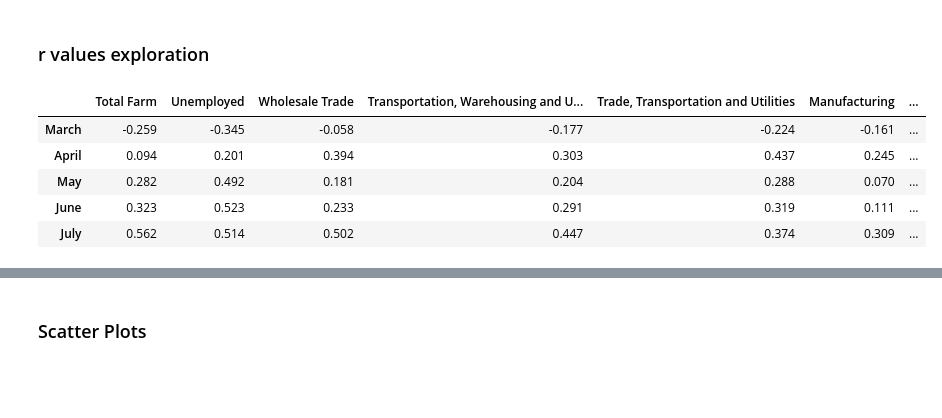
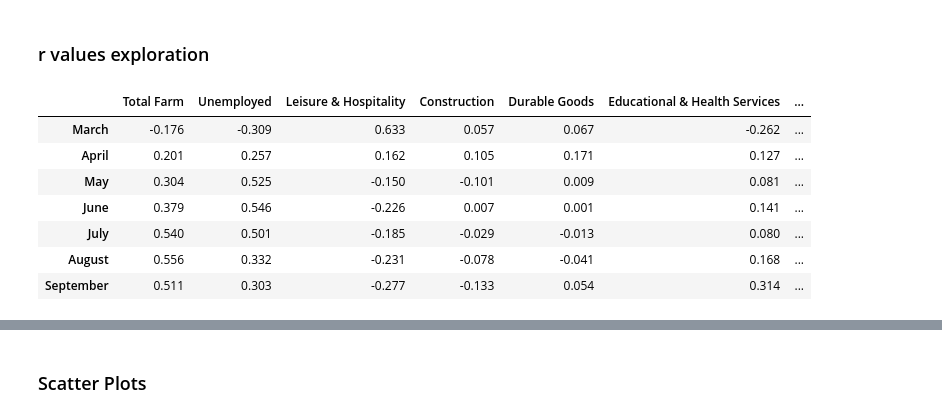
Before and after one commit to extremelime/covid19, a Jupyter notebook: code/covid_workbook.ipynb, the cells around one changed output, grey strips where cells are left out. Saved outputs shown, nothing was run; the diff lists cells and outputs as text; code cells hidden in the pictures; blank space fills up the shorter version.

```diff
--- a/code/covid_workbook.ipynb
+++ b/code/covid_workbook.ipynb
@@ -164,7 +163,7 @@ industryTotalCase = {}
 recentEmployment_df = pd.DataFrame() # only used to create percentages for industry
 # Remove counties without industry data
 coviddata = coviddata[coviddata['county'].isin(county_index)]
-for month in range(3,8):
+for month in range(3,period[-1]+1):
     # Pivot recent month employment data by (county vs industry)
     recentEmployment_df = pd.pivot_table(employment_df[(employment_df['Month']==calendar.month_name[month]) & (employment_df['Year']==2020)],index='Area Name',columns='Industry Title',values='Current Employment')
     # Merge with Unemployment data and sum
@@ -175,7 +174,7 @@ for month in range(3,8):
     # Covert to percentage employment per industry
     percentEmployment_df = recentEmployment_df.div(recentEmployment_df['Total'],axis=0)
     # Total New cases per county in month
-    recentCase = coviddata.groupby(["datemonth","county"]).sum()["newcountconfirmed"].unstack().loc[month,:]
+    recentCase = coviddata.groupby(["month","county"]).sum()["cases"].unstack().loc[month,:]
     # Distribution of cases per industry (Pseudo)
     percentCase_df = percentEmployment_df.mul(recentCase,axis=0)
     # Calc Percentage of cases per industry
@@ -208,11 +207,11 @@ Government                         0.100335
 Name: Percent Count, dtype: float64
 # %%
 #sort July industry totals, then sort all months by this
-industryTotal['July']={k: v for k, v in sorted(industryTotal['July'].items(), key=lambda item: item[1],reverse=True)}
+industryTotal[period_m[-1]]={k: v for k, v in sorted(industryTotal[period_m[-1]].items(), key=lambda item: item[1],reverse=True)}
 for month in industryTotal:
-    industryTotal[month] = pd.Series(dict(map(list, sorted(industryTotal[month].items(), key=lambda x:industryTotal['July'][x[0]],reverse=True))))
+    industryTotal[month] = pd.Series(dict(map(list, sorted(industryTotal[month].items(), key=lambda x:industryTotal[period_m[-1]][x[0]],reverse=True))))
 for month in industryTotalCase:
-    industryTotalCase[month] = pd.Series(dict(map(list, sorted(industryTotalCase[month].items(), key=lambda x:industryTotal['July'][x[0]],reverse=True))))
+    industryTotalCase[month] = pd.Series(dict(map(list, sorted(industryTotalCase[month].items(), key=lambda x:industryTotal[period_m[-1]][x[0]],reverse=True))))
 # %%
 # make dataframe for percentage differences to use in next plot
 difference_df=((pd.DataFrame(industryTotalCase)-pd.DataFrame(industryTotal))*100).sort_index()
@@ -327,7 +328,7 @@ difference_df.drop(columns='mean',inplace=True)
 # plotly step update documentation https://chart-studio.plotly.com/~empet/15605/update-method-called-within-an-update/#/
 df=difference_df
 data = []
-colors = ['#296b9f',  '#f08536', '#ababab', '#595959','#6c9ecc']
+colors = colors
 i=0
 for month in df.columns:
     data.append(go.Bar({
@@ -337,13 +338,13 @@ for month in df.columns:
         'visible': True,
         'name': month,
         'y': df[month].values,
-        'width':0.2}))
+        'width':0.12}))
     i+=1
 
 layout = go.Layout(
     title={'text':'Change in Proportion of Industries After Weighted by COVID-19 Cases - Sorted by Mean'},
     xaxis=dict(tickangle=270, tickfont=dict(size=10)),
-    yaxis=dict(range=(-1,1),title="Change (%)"),
+    yaxis=dict(range=(-2,2),title="Change (%)"),
     height=540,title_x=0.5,
     bargap=0.2,
     bargroupgap=1,
@@ -353,7 +354,9 @@ layout = go.Layout(
 fig = go.Figure(data=data, layout=layout)
 
 fig.show()
-#fig.write_html("../figures/3_change_proportion_industries_ca.html")
+
+if export:
+    fig.write_html("../figures/3_change_proportion_industries_ca.html")
 #fig.write_image("../figures/3_change_proportion_industries_ca.png")
 # %% [output]
 [interactive output not drawn]
@@ -361,7 +364,7 @@ fig.show()
 # calculate covid per 100k
 unemployment_gdf['covid_per_100k']=pd.Series(dtype='float64')
 unemployment_gdf['pop']=pd.Series(dtype='int64')
-for month in range(3,8):
+for month in period:
     unemployment_gdf.loc[unemployment_gdf['period']==month,'covid_per_100k']=((monthlycases_df[calendar.month_name[month]]/monthlycases_df['pop'])*100000)
     unemployment_gdf.loc[unemployment_gdf['period']==month,'pop']=monthlycases_df['pop']
 # %% [markdown]
@@ -369,28 +372,44 @@ for month in range(3,8):
 # %%
 r_values_dict={}
 r_values_dict['Unemployed']={}
 for industry in monthlyemployment_df.columns:
     r_values_dict[industry]={}
     for month in industryTotal.keys():
         r_values_dict[industry][month]=(pearsonr(((pd.Series(monthlyemployment_df[monthlyemployment_df.index.get_level_values('Month') ==month].droplevel('Month')[industry])/(unemployment_gdf[(unemployment_gdf['period']==list(calendar.month_name).index(month))&(unemployment_gdf.index.isin(county_index))]['laborforce'])).round(2)*100), unemployment_gdf[(unemployment_gdf['period']==list(calendar.month_name).index(month))&(unemployment_gdf.index.isin(county_index))]['covid_per_100k'].fillna(0).values))[0]
 for month in industryTotal.keys(): # add unemployed to table
     month_num=list(calendar.month_name).index(month)
-    r_values_dict['Unemployed'][month]=(pearsonr(((pd.Series(unemployment_gdf[(unemployment_gdf['period'] ==month_num)]['unemprate'])*100)), unemployment_gdf[(unemployment_gdf['period']==list(calendar.month_name).index(month))]['covid_per_100k'].fillna(0).values))[0]
+    r_values_dict['Unemployed'][month]=(pearsonr(((pd.Series(unemployment_gdf[(unemployment_gdf['period'] ==month_num)]['unemprate'])*100)), unemployment_gdf[(unemployment_gdf['period']==month_num)]['covid_per_100k'].fillna(0).values))[0]
 
 
 r_values_df=pd.DataFrame(r_values_dict).round(3)
 #r_values_df[r_values_df.values<=-0.4]
 #r_values_df[r_values_df.values>=.5]
 
-r_values_df.sort_values('July',axis=1,ascending=False,inplace=True)
+r_values_df.sort_values(period_m[-1],axis=1,ascending=False,inplace=True)
+
+r_values_df = r_values_df[['Total Farm','Unemployed','Leisure and Hospitality','Construction','Durable Goods',
+                           'Educational and Health Services','Financial Activities','Government','Information',
+                           'Manufacturing','Natural Resources, Mining and Constructi','Nondurable Goods',
+                           'Other Services','Professional and Business Services','Retail Trade',
+                           'Trade, Transportation and Utilities','Transportation, Warehousing and Utilitie','Wholesale Trade']]
+r_values_df.rename(columns={'Leisure and Hospitality':'Leisure & Hospitality',
+                           'Educational and Health Services':'Educational & Health Services',
+                           'Government':'Govt.','Natural Resources, Mining and Constructi':'Natural Resources, Mining & Construction',
+                           'Professional and Business Services':'Professional & Business Services',
+                           'Trade, Transportation and Utilities':'Trade, Transp. & Utilities',
+                            'Transportation, Warehousing and Utilitie':'Transp., Warehousing & Utilities'},inplace=True)
+
 # EXPORT: split into two figures because of width
-r_values_df.iloc[:,:9].to_html('../figures/4_rvalues_1.html')
-r_values_df.iloc[:,9:].to_html('../figures/4_rvalues_2.html')
+if export:
+    r_values_df.iloc[:,:9].to_html('../figures/4_rvalues_1.html')
+    r_values_df.iloc[:,9:].to_html('../figures/4_rvalues_2.html')
 r_values_df
 # %% [output]
-|  | Total Farm | Unemployed | Wholesale Trade | Transportation, Warehousing and U... | Trade, Transportation and Utilities | Manufacturing | ... |
-| March | -0.259 | -0.345 | -0.058 | -0.177 | -0.224 | -0.161 | ... |
-| April | 0.094 | 0.201 | 0.394 | 0.303 | 0.437 | 0.245 | ... |
-| May | 0.282 | 0.492 | 0.181 | 0.204 | 0.288 | 0.070 | ... |
-| June | 0.323 | 0.523 | 0.233 | 0.291 | 0.319 | 0.111 | ... |
-| July | 0.562 | 0.514 | 0.502 | 0.447 | 0.374 | 0.309 | ... |
+|  | Total Farm | Unemployed | Leisure & Hospitality | Construction | Durable Goods | Educational & Health Services | ... |
+| March | -0.176 | -0.309 | 0.633 | 0.057 | 0.067 | -0.262 | ... |
+| April | 0.201 | 0.257 | 0.162 | 0.105 | 0.171 | 0.127 | ... |
+| May | 0.304 | 0.525 | -0.150 | -0.101 | 0.009 | 0.081 | ... |
+| June | 0.379 | 0.546 | -0.226 | 0.007 | 0.001 | 0.141 | ... |
+| July | 0.540 | 0.501 | -0.185 | -0.029 | -0.013 | 0.080 | ... |
+| August | 0.556 | 0.332 | -0.231 | -0.078 | -0.041 | 0.168 | ... |
+| September | 0.511 | 0.303 | -0.277 | -0.133 | 0.054 | 0.314 | ... |
```
Also changed, not shown: parts of 17 cells of this notebook, 18 other files.
